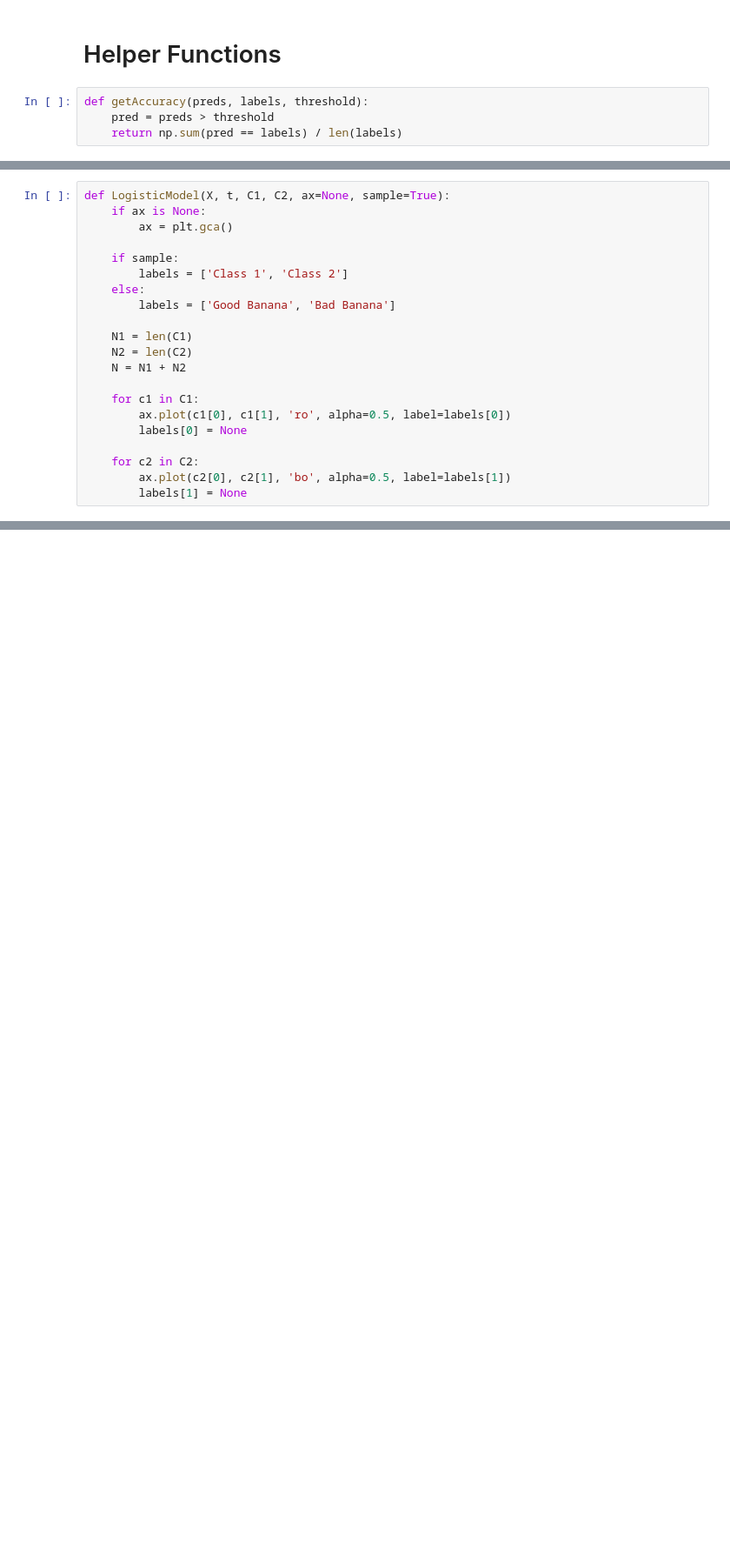
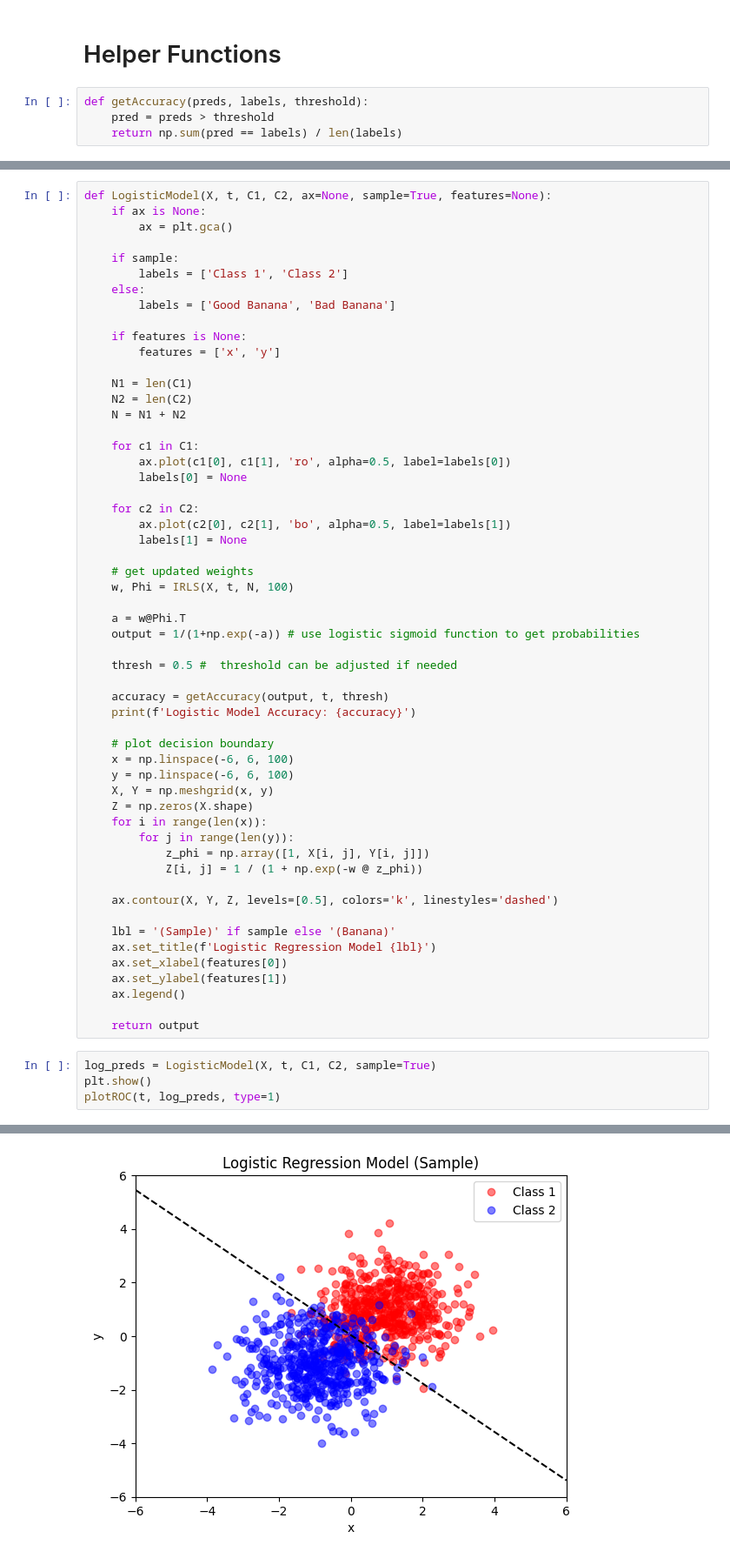
Before and after one commit to lizocf/bayesian-ece-474, a Jupyter notebook: 3-linear-classification/linear-classification.ipynb, the cells around one changed output, grey strips where cells are left out. Shown: that part at 87% size. Cells and saved outputs as stored; diff of their text form; blank space fills up the shorter version.

```diff
--- a/3-linear-classification/linear-classification.ipynb
+++ b/3-linear-classification/linear-classification.ipynb
@@ -187,5 +219,5 @@ where
 # %%
-def LogisticModel(X, t, C1, C2, ax=None, sample=True):
+def LogisticModel(X, t, C1, C2, ax=None, sample=True, features=None):
     if ax is None:
         ax = plt.gca()
 
@@ -193,6 +225,9 @@ def LogisticModel(X, t, C1, C2, ax=None, sample=True):
         labels = ['Class 1', 'Class 2']
     else:
         labels = ['Good Banana', 'Bad Banana']
+
+    if features is None:
+        features = ['x', 'y']
 
     N1 = len(C1)
     N2 = len(C2)
@@ -205,3 +240,39 @@ def LogisticModel(X, t, C1, C2, ax=None, sample=True):
     for c2 in C2:
         ax.plot(c2[0], c2[1], 'bo', alpha=0.5, label=labels[1])
         labels[1] = None
+
+    # get updated weights
+    w, Phi = IRLS(X, t, N, 100)
+
+    a = w@Phi.T
+    output = 1/(1+np.exp(-a)) # use logistic sigmoid function to get probabilities
+
+    thresh = 0.5 #  threshold can be adjusted if needed
+
+    accuracy = getAccuracy(output, t, thresh)
+    print(f'Logistic Model Accuracy: {accuracy}')
+
+    # plot decision boundary
+    x = np.linspace(-6, 6, 100)
+    y = np.linspace(-6, 6, 100)
+    X, Y = np.meshgrid(x, y)
+    Z = np.zeros(X.shape)
+    for i in range(len(x)):
+        for j in range(len(y)):
+            z_phi = np.array([1, X[i, j], Y[i, j]])
+            Z[i, j] = 1 / (1 + np.exp(-w @ z_phi))
+
+    ax.contour(X, Y, Z, levels=[0.5], colors='k', linestyles='dashed')
+
+    lbl = '(Sample)' if sample else '(Banana)'
+    ax.set_title(f'Logistic Regression Model {lbl}')
+    ax.set_xlabel(features[0])
+    ax.set_ylabel(features[1])
+    ax.legend()
+
+    return output
+# %%
+log_preds = LogisticModel(X, t, C1, C2, sample=True)
+plt.show()
+plotROC(t, log_preds, type=1)
+# %% [output]
@@ -207,0 +280 @@ def LogisticModel(X, t, C1, C2, ax=None, sample=True):
+[figure, added]
```
Also changed, not shown: parts of 14 cells of this notebook, 4 other files.
